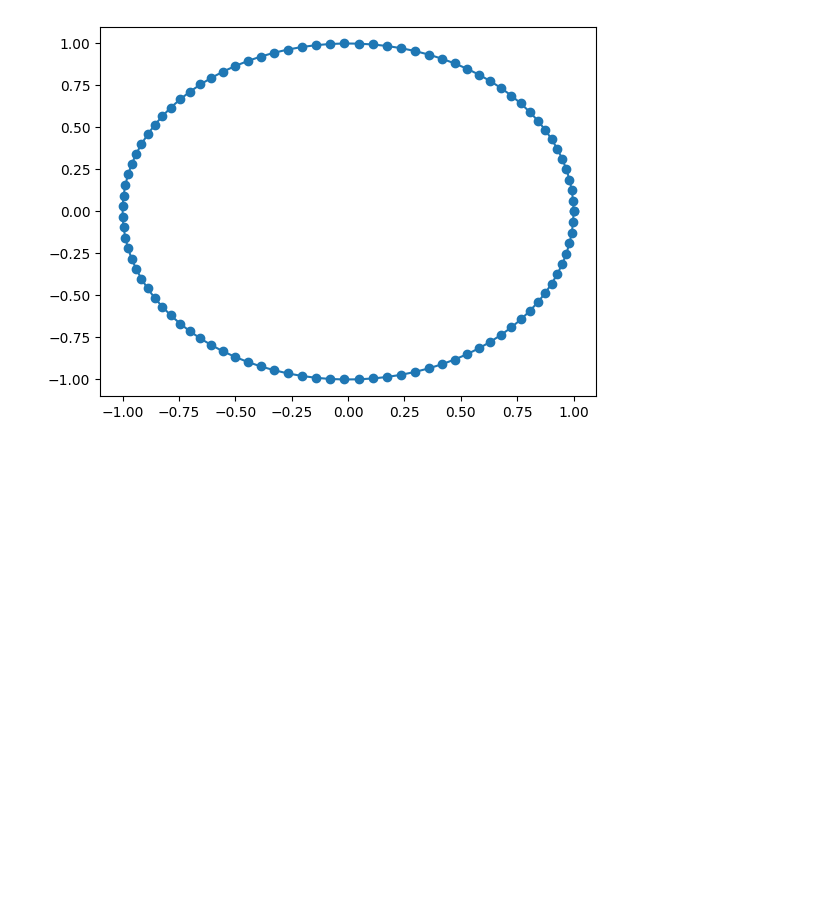
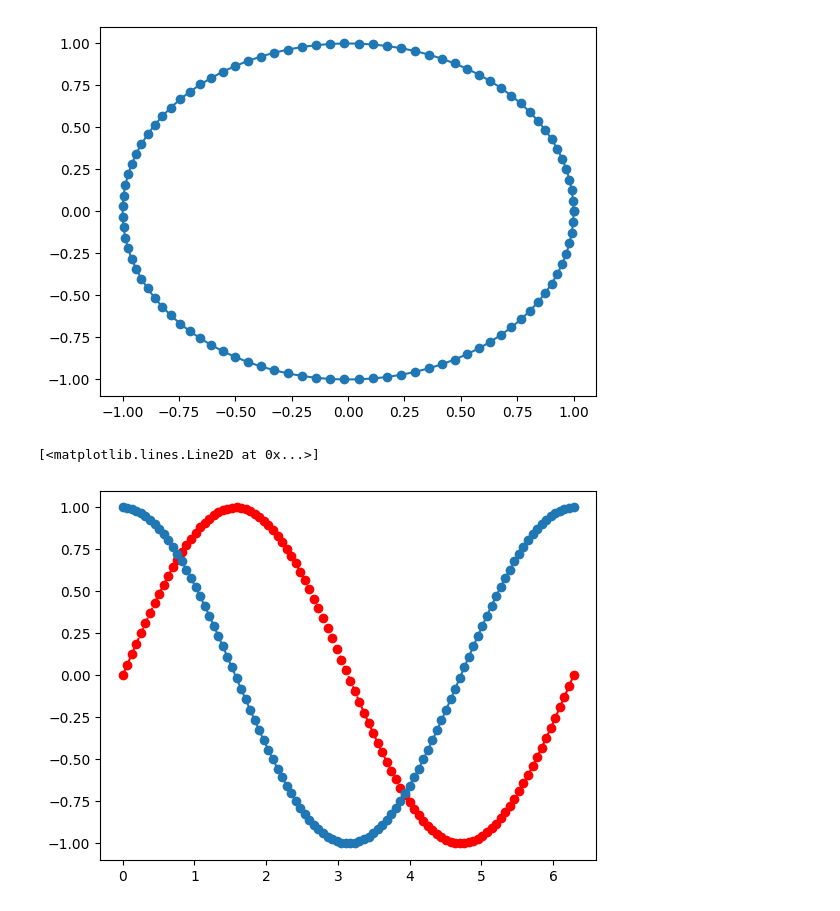
Before and after one commit to Aditya8399/Python-data-analytics, a Jupyter notebook: Data analysis/visualization.ipynb, the cells around one changed output. Saved outputs shown, nothing was run; the diff lists cells and outputs as text; code cells hidden in the pictures; blank space fills up the shorter version.

Commit message:
visualization

```diff
--- a/Data analysis/visualization.ipynb
+++ b/Data analysis/visualization.ipynb
@@ -82,3 +82,9 @@ plt.plot(y,x, 'o-')
 # %% [output]
 [<matplotlib.lines.Line2D at 0x...>]
 [figure]
+# %%
+plt.plot(t, x, 'ro--')
+plt.plot(t, y, 'o-')
+# %% [output]
+[<matplotlib.lines.Line2D at 0x...>]
+[figure, added]
```
Also changed, not shown: parts of 3 cells of this notebook.
